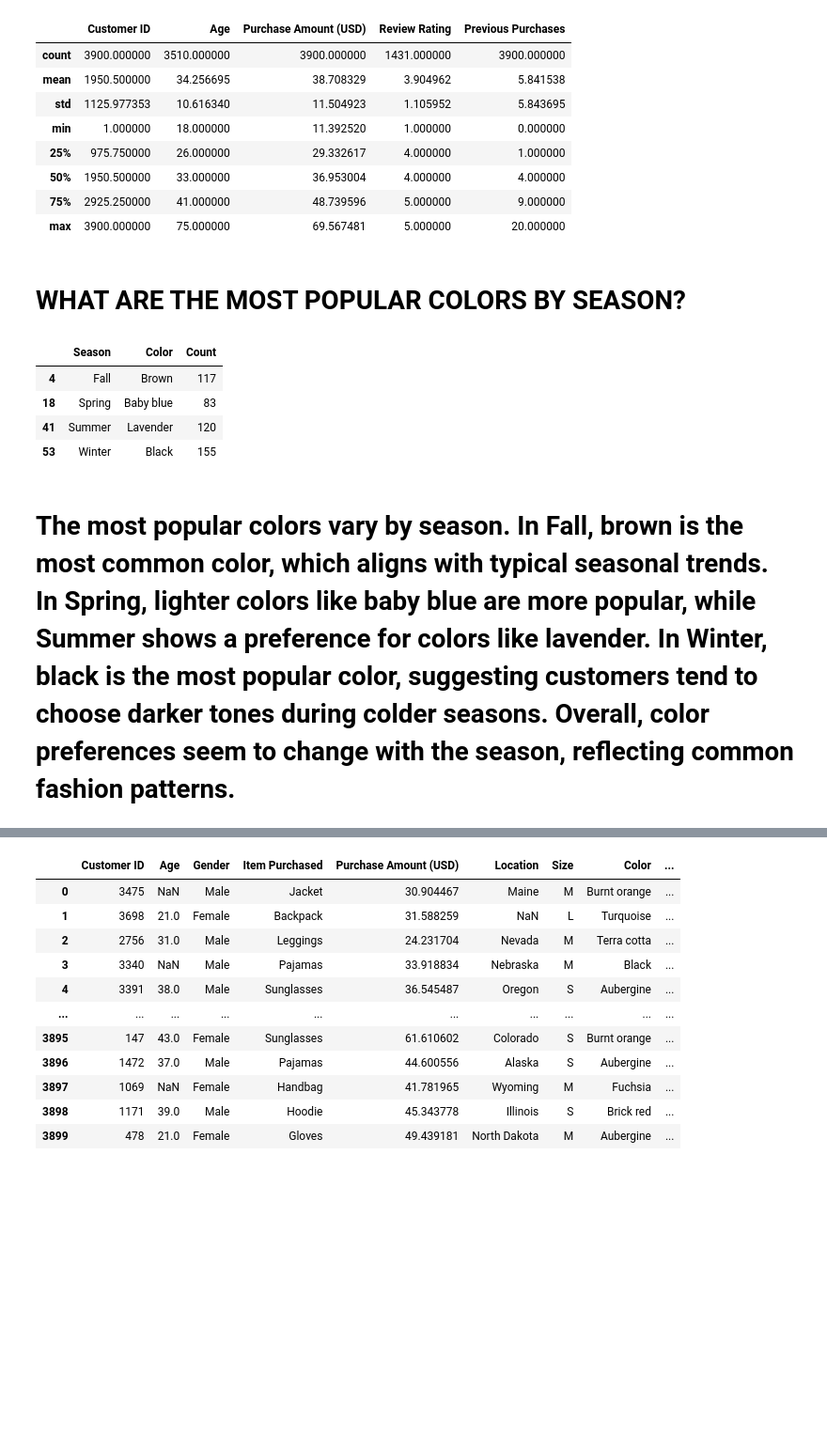
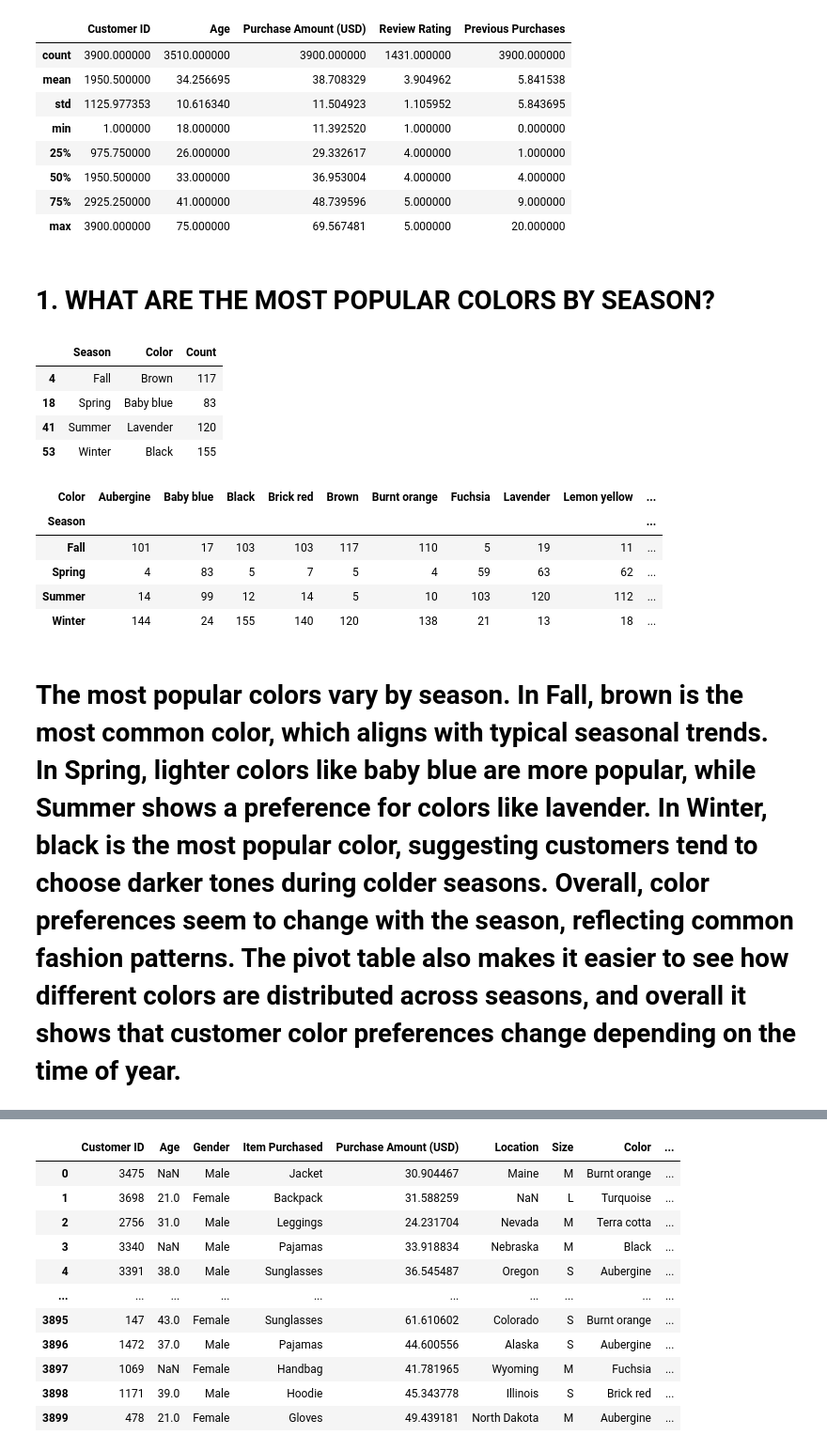
Before and after one commit to Fikunayomi/shopping-behavior, a Jupyter notebook: shopping_behavior.ipynb, the cells around one changed output, grey strips where cells are left out. Shown at 94% size. Drawn from its saved outputs; the diff is of its cells as text; code cells hidden in the pictures; blank space fills up the shorter version.

```diff
--- a/shopping_behavior.ipynb
+++ b/shopping_behavior.ipynb
@@ -49,7 +49,7 @@ df.describe()
 # %%
 # pd.pivot_table(df, values = "Purchase Amount (USD)", index = "Gender", columns = "Season", aggfunc= "mean")
 # %% [markdown]
-#  WHAT ARE THE MOST POPULAR COLORS BY SEASON?
+# 1. WHAT ARE THE MOST POPULAR COLORS BY SEASON?
 # %%
 
 # color_season = df.groupby(['Season', 'Color']).count()
@@ -70,8 +70,19 @@ top_color_each_season
 | 18 | Spring | Baby blue | 83 |
 | 41 | Summer | Lavender | 120 |
 | 53 | Winter | Black | 155 |
+# %%
+df.groupby(["Season", "Color"]).size()
+
+pd.pivot_table(df, index="Season", columns="Color", aggfunc="size", fill_value=0)
+# %% [output]
+| Color | Aubergine | Baby blue | Black | Brick red | Brown | Burnt orange | Fuchsia | Lavender | Lemon yellow | ... |
+| Season |  |  |  |  |  |  |  |  |  | ... |
+| Fall | 101 | 17 | 103 | 103 | 117 | 110 | 5 | 19 | 11 | ... |
+| Spring | 4 | 83 | 5 | 7 | 5 | 4 | 59 | 63 | 62 | ... |
+| Summer | 14 | 99 | 12 | 14 | 5 | 10 | 103 | 120 | 112 | ... |
+| Winter | 144 | 24 | 155 | 140 | 120 | 138 | 21 | 13 | 18 | ... |
 # %% [markdown]
-# The most popular colors vary by season. In Fall, brown is the most common color, which aligns with typical seasonal trends. In Spring, lighter colors like baby blue are more popular, while Summer shows a preference for colors like lavender. In Winter, black is the most popular color, suggesting customers tend to choose darker tones during colder seasons. Overall, color preferences seem to change with the season, reflecting common fashion patterns.
+# The most popular colors vary by season. In Fall, brown is the most common color, which aligns with typical seasonal trends. In Spring, lighter colors like baby blue are more popular, while Summer shows a preference for colors like lavender. In Winter, black is the most popular color, suggesting customers tend to choose darker tones during colder seasons. Overall, color preferences seem to change with the season, reflecting common fashion patterns. The pivot table also makes it easier to see how different colors are distributed across seasons, and overall it shows that customer color preferences change depending on the time of year.
 # %%
 # df.groupby('Gender')[['Purchase Amount (USD)', 'Review Rating']].mean() #columns are numerical, rows are categorical, that's why can can groupby them.
 # %%
```
Also changed, not shown: parts of 13 cells of this notebook.
